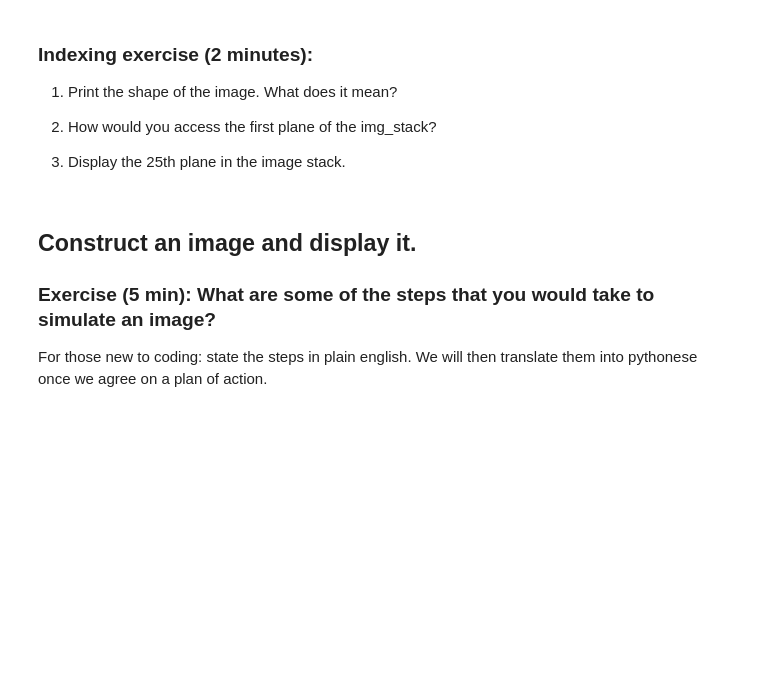
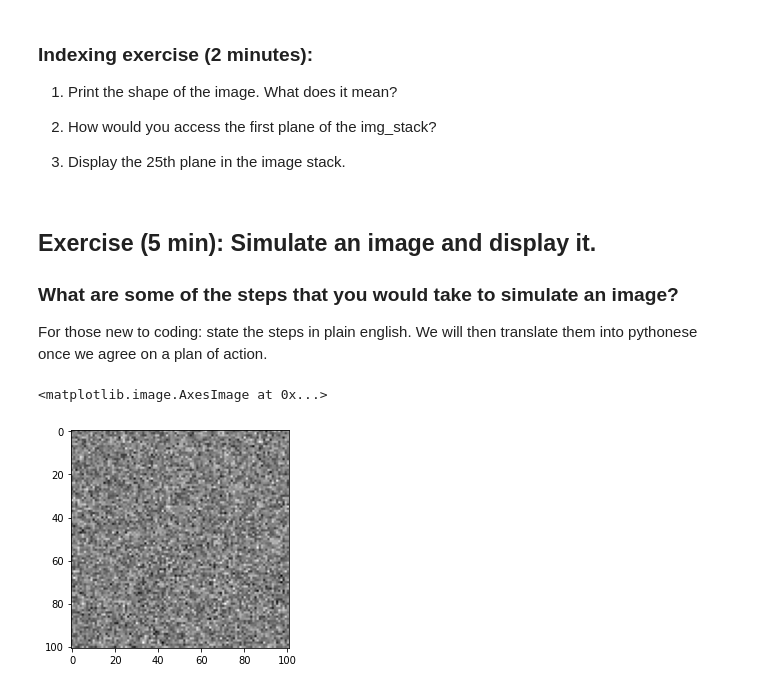
Before and after one commit to ajitpj/IISER_2023, a Jupyter notebook: Lecture1_workingwithimages.ipynb, the cells around one changed output. Drawn from its saved outputs; the diff is of its cells as text; code cells hidden in the pictures; blank space fills up the shorter version.

```diff
--- a/Lecture1_workingwithimages.ipynb
+++ b/Lecture1_workingwithimages.ipynb
@@ -69,7 +97,7 @@ imgstack = imread('https://raw.githubusercontent.com/ajitpj/IISER_2023/main/Imag
 
 3. Display the 25th plane in the image stack.
 # %% [markdown]
-## Construct an image and display it.
+## Exercise (5 min): Simulate an image and display it.
 
-### Exercise (5 min): What are some of the steps that you would take to simulate an image?
+###  What are some of the steps that you would take to simulate an image?
 For those new to coding: state the steps in plain english. We will then translate them into pythonese once we agree on a plan of action.
@@ -81,0 +104,16 @@ sim_img = np.zeros((xdim, ydim), dtype='uint8')
+# %%
+# define the parameters first
+nrows = 101
+ncols = 101
+base_signal = 50
+noise_sd = 10 # for adding noise to the base signal
+
+sim_img = base_signal + np.zeros((nrows, ncols), dtype='uint8')
+
+# You can add in noise
+
+sim_img = sim_img + noise_sd*np.random.randn(nrows, ncols)
+plt.imshow(sim_img, cmap='gray')
+# %% [output]
+<matplotlib.image.AxesImage at 0x...>
+[figure, added]
```
Also changed, not shown: parts of 21 cells of this notebook, 2 other files.
